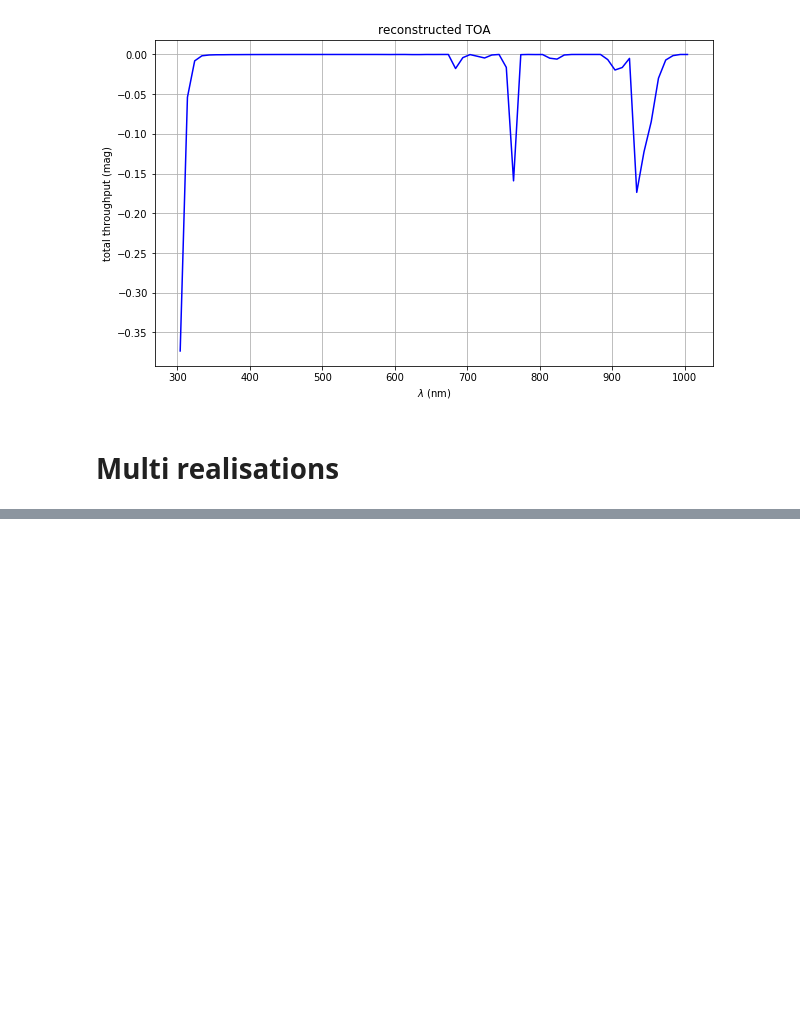
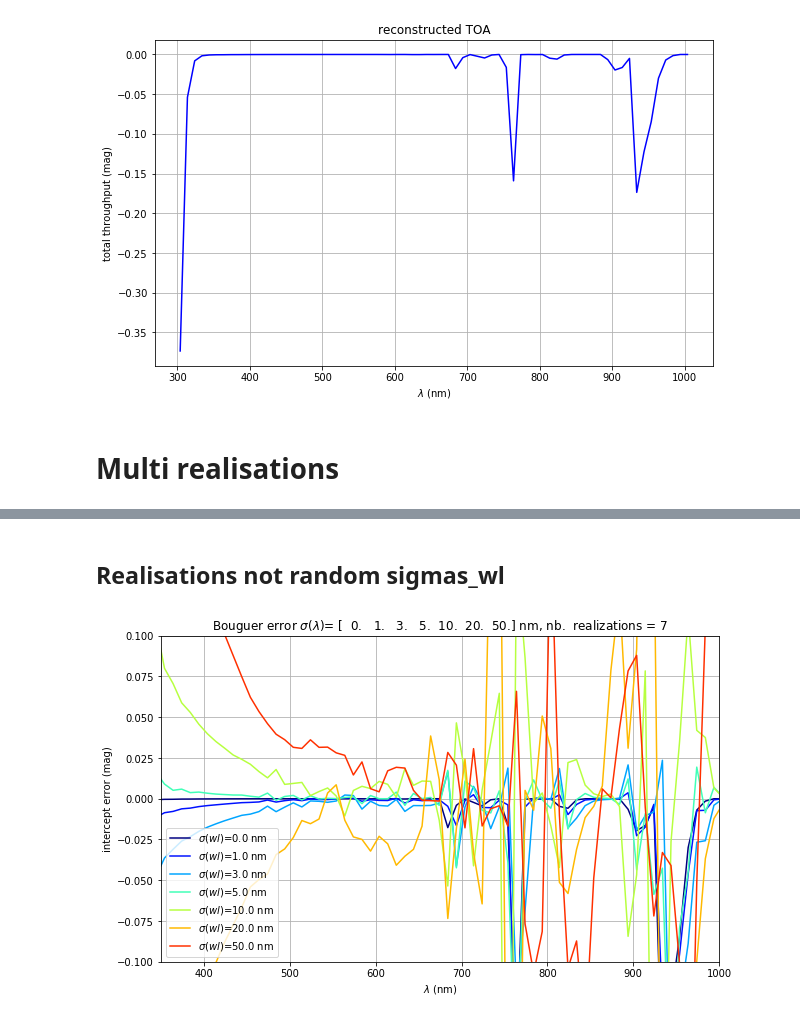
Before and after one commit to sylvielsstfr/AtmosphericAttenuationLaw, a Jupyter notebook: SimuRTMultiRealizations.ipynb, the cells around one changed output, grey strips where cells are left out. Cells and saved outputs as stored; diff of their text form; code cells hidden in the pictures; blank space fills up the shorter version.

```diff
--- a/SimuRTMultiRealizations.ipynb
+++ b/SimuRTMultiRealizations.ipynb
@@ -89,0 +89,8 @@ PlotHist2dBouguerInterceptError(all_wl,all_y,thetitle)
+# %% [markdown]
+## Realisations not random sigmas\_wl
+# %%
+SIGMAWL=np.array([0.,1.,3.,5.,10.,20.,50.])
+# %%
+NREALIZATIONS=len(SIGMAWL)
+# %%
+all_wl,all_y,all_err=GenerateBouguerIntercept(airmasses,all_transmission,all_sigma_wl=SIGMAWL,nb_realizations=NREALIZATIONS)
@@ -89,0 +99,4 @@ PlotHist2dBouguerInterceptError(all_wl,all_y,thetitle)
+# %%
+PlotBouguerInterceptError(all_wl,all_y,thetitle,sigma_wl=SIGMAWL)
+# %% [output]
+[figure, added]
```
Also changed, not shown: parts of 7 cells of this notebook, 1 other file.
